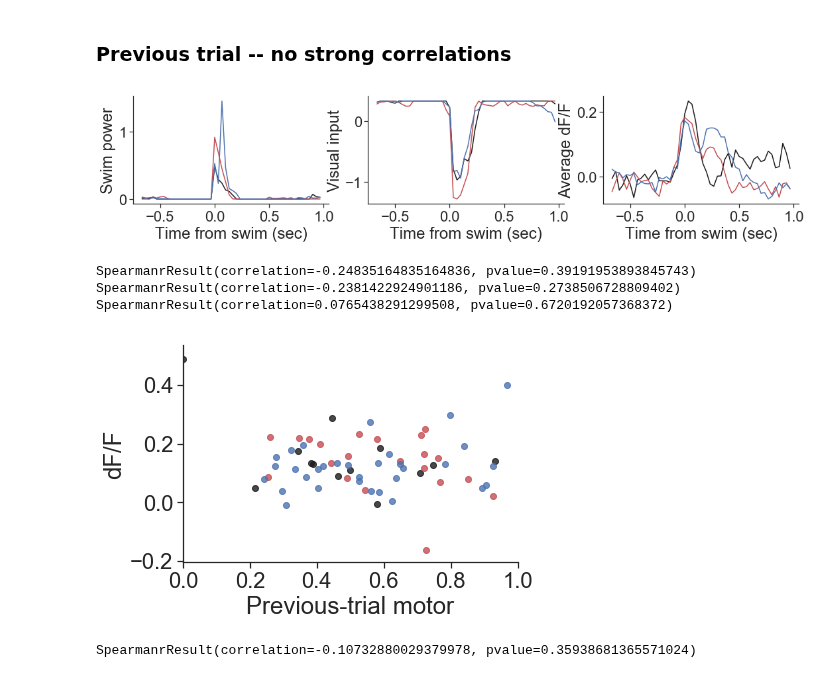
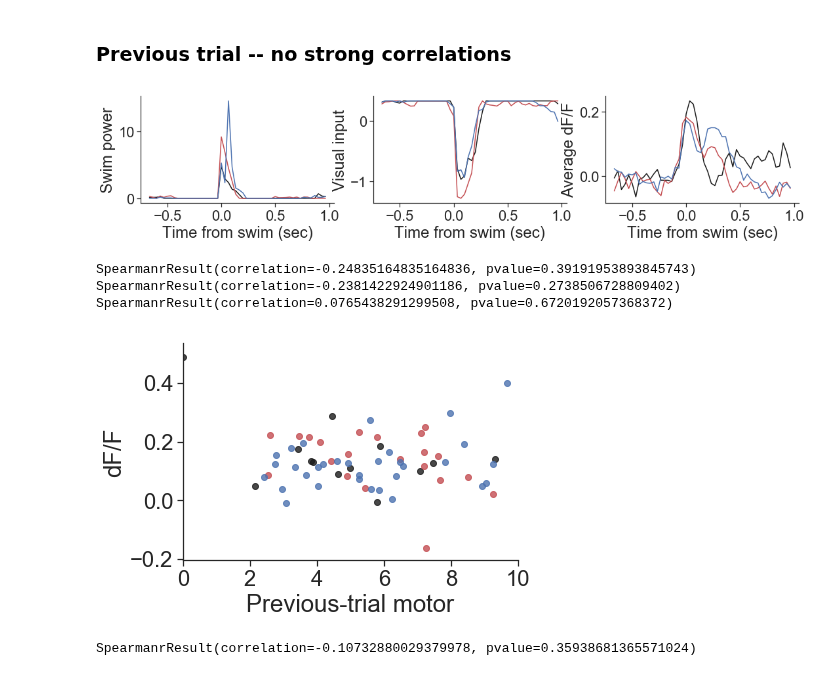
Before and after one commit to zqwei/DRN_voltage_analysis, a Jupyter notebook: Notebooks/glu_analysis_time_shift.ipynb, the cells around one changed output. Drawn from its saved outputs; the diff is of its cells as text; code cells hidden in the pictures.

```diff
--- a/Notebooks/glu_analysis_time_shift.ipynb
+++ b/Notebooks/glu_analysis_time_shift.ipynb
@@ -95,12 +113,12 @@ for nswim in swim_list:
     for ns, s in enumerate(nswim):
         l_swim = frame_swim_tcourse[1,(s-t_pre):(s+t_post)]
         r_swim = frame_swim_tcourse[2,(s-t_pre):(s+t_post)]
-        pswim_[ns] = np.sqrt(l_swim**2 + r_swim**2)*10000
+        pswim_[ns] = np.sqrt(l_swim**2 + r_swim**2)*100000 # TK: 10000
         dff_[ns] = dFF[(s-t_pre):(s+t_post), :] - dFF[(s-t_flat):s, :].mean(axis=0, keepdims=True)
         vis_[ns] = -frame_stimParams[0,(s-t_pre):(s+t_post)]*10000
     valid_ = np.ones(pswim_.shape[0]).astype('bool')
     valid_ = pswim_[:, -t_valid:].sum(axis=-1)==0
-    valid_ = valid_ & (pswim_.max(axis=-1)<2)
+    # valid_ = valid_ & (pswim_.max(axis=-1)<2)
     valid_ = valid_ & (pswim_[:, :t_pre].sum(axis=-1)==0)
     dff_list.append(dff_[valid_])
     pswim_list.append(pswim_[valid_])
@@ -197,7 +215,7 @@ for nswim in swim_list:
     for ns, s in enumerate(nswim):
         l_swim = frame_swim_tcourse[1,(s-t_pre):(s+t_post)]
         r_swim = frame_swim_tcourse[2,(s-t_pre):(s+t_post)]
-        pswim_[ns] = np.sqrt(l_swim**2 + r_swim**2)*10000
+        pswim_[ns] = np.sqrt(l_swim**2 + r_swim**2)*100000 # TK: 10000
         vis_[ns] = -frame_stimParams[0,(s-t_pre):(s+t_post)]*10000
         dff_[ns] = dFF[(s-t_pre):(s+t_post), :] - dFF[(s-t_flat):s, :].mean(axis=0, keepdims=True)
         pre_swim = np.where(swim_start==s)[0][0]-1
@@ -205,10 +223,10 @@ for nswim in swim_list:
             pre_swim = swim_start[pre_swim]
             l_swim = frame_swim_tcourse[1,(pre_swim-t_pre):(pre_swim+t_post)]
             r_swim = frame_swim_tcourse[2,(pre_swim-t_pre):(pre_swim+t_post)]
-            pswim_pre[ns] = np.sqrt(l_swim**2 + r_swim**2)*10000
+            pswim_pre[ns] = np.sqrt(l_swim**2 + r_swim**2)*100000
             vis_pre[ns] = -frame_stimParams[0,(pre_swim-t_pre):(pre_swim+t_post)]*10000
     valid_ = pswim_[:, -t_valid:].sum(axis=-1)==0
-    valid_ = valid_ & (pswim_.max(axis=-1)<2)
+    valid_ = valid_ & (pswim_.max(axis=-1)<20)
     valid_ = valid_ & (pswim_[:, :t_pre].sum(axis=-1)==0)
     valid_ = valid_ & (np.isnan(pswim_pre).sum(axis=-1)==0)
     dff_list.append(dff_[valid_])
@@ -322,29 +340,29 @@ ax[2].set_ylabel('Average dF/F')
 ax[2].set_xlabel('Time from swim (sec)')
 plt.show()
 # %% [output]
-[figure, old version]
+[figure, new version]
 # %%
 tmp1 = []
 tmp2 = []
 for n in range(3):
     ave_dff = dff_list[n].mean(axis=-1)*100
-    p_ = pswim_list[n][:, :].max(axis=-1)
+    p_ = ppswim_list[n][:, :].max(axis=-1)
     d_ = ave_dff[:, t_pre-2:t_pre+2].mean(axis=-1)
     tmp1.append(p_)
     tmp2.append(d_)
     plt.scatter(p_, d_, c=color_list[n], label=f'Gain #{n}', alpha=0.8)
-    print(spearmanr(p_[p_<1.2], d_[p_<1.2]))
-plt.xlabel('Swim power')
+    print(spearmanr(p_[p_<12], d_[p_<12]))
+plt.xlabel('Previous-trial motor')
 plt.ylabel('dF/F')
-# plt.legend()
+plt.xlim([0, 10])
 sns.despine()
 plt.show()
 spearmanr(np.concatenate(tmp1), np.concatenate(tmp2))
 # %% [output]
 SpearmanrResult(correlation=-0.24835164835164836, pvalue=0.39191953893845743)
 SpearmanrResult(correlation=-0.2381422924901186, pvalue=0.2738506728809402)
 SpearmanrResult(correlation=0.0765438291299508, pvalue=0.6720192057368372)
-[figure, old version]
+[figure, new version]
 SpearmanrResult(correlation=-0.10732880029379978, pvalue=0.35938681365571024)
 # %%
 tmp1 = []
```
Also changed, not shown: parts of 6 cells of this notebook, 3 other files.
